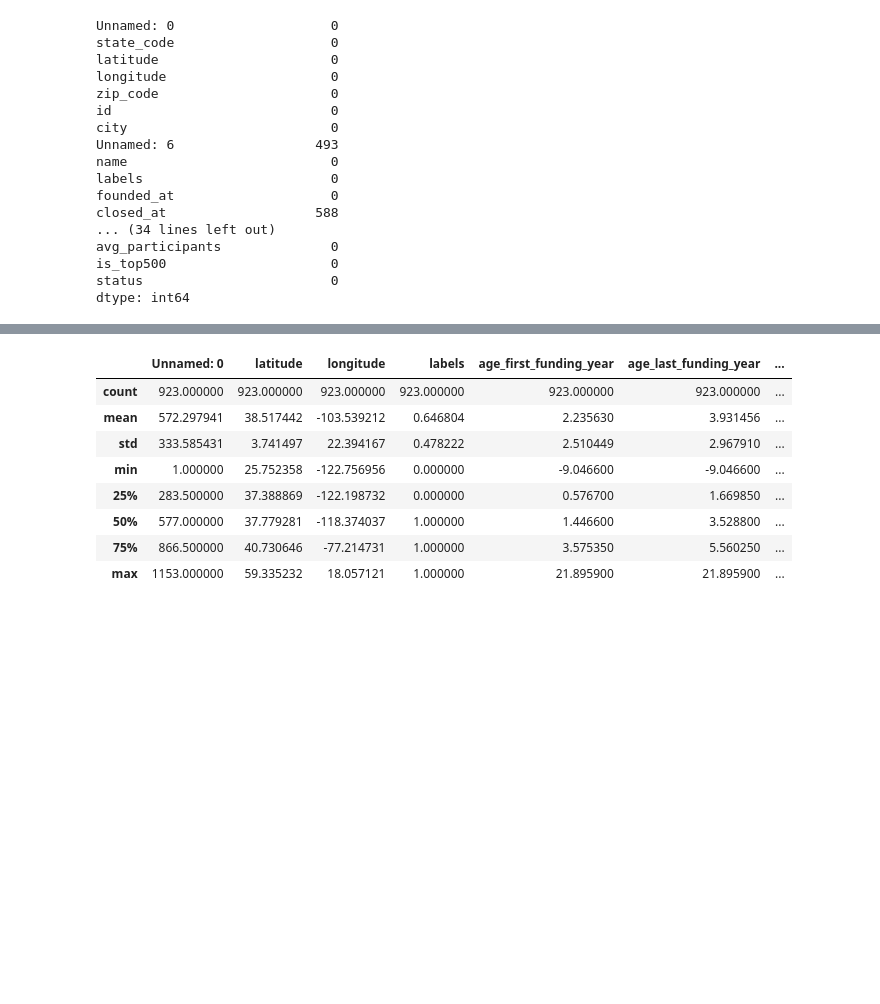
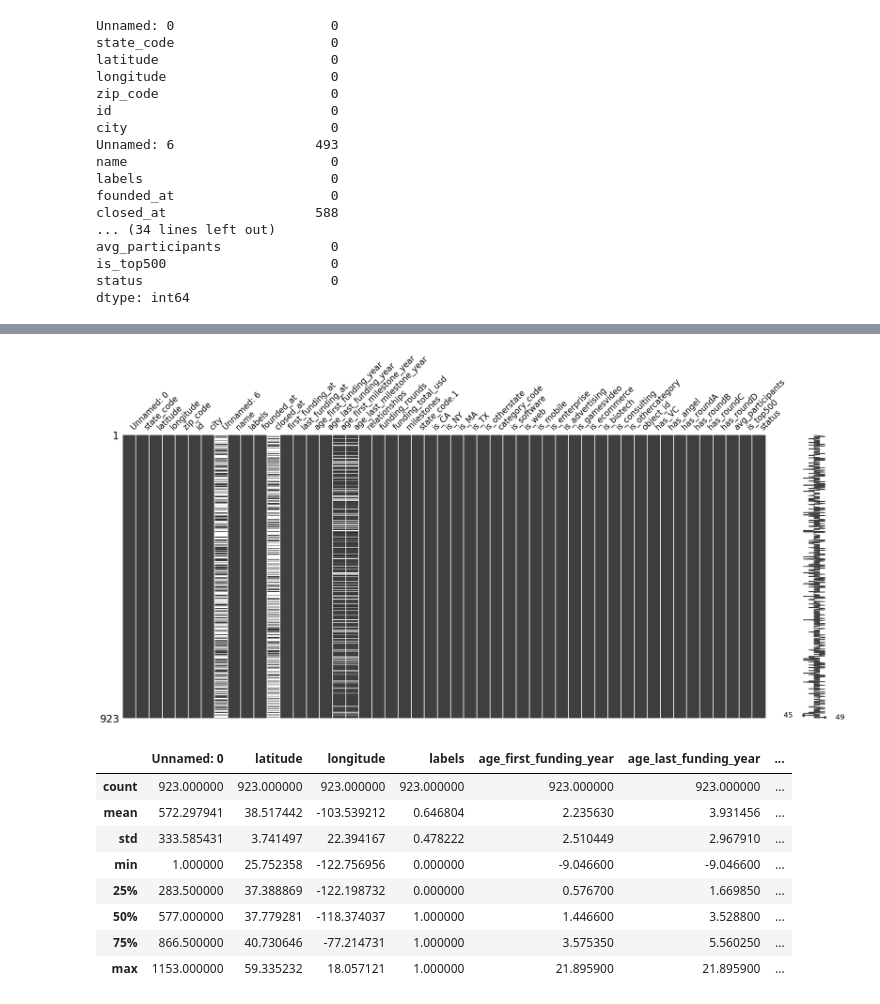
Before and after one commit to MarianBolous/EDA-Feature-Engineering-Project, a Jupyter notebook: EDA & Feature Engineering Project.ipynb, the cells around one changed output, grey strips where cells are left out. Cells and saved outputs as stored; diff of their text form; code cells hidden in the pictures; blank space fills up the shorter version.

```diff
--- a/EDA & Feature Engineering Project.ipynb
+++ b/EDA & Feature Engineering Project.ipynb
@@ -87,3 +87,10 @@ avg_participants              0
 is_top500                     0
 status                        0
 dtype: int64
+# %%
+%pip install missingno
+import missingno as msno
+
+msno.matrix(Dataframe)
+plt.show()
+# %% [output]
@@ -90,3 +115,4 @@ dtype: int64
+[figure, added]
 # %%
 Dataframe.describe()
 # %% [output]
```
Also changed, not shown: parts of 39 cells of this notebook, 1 other file.
